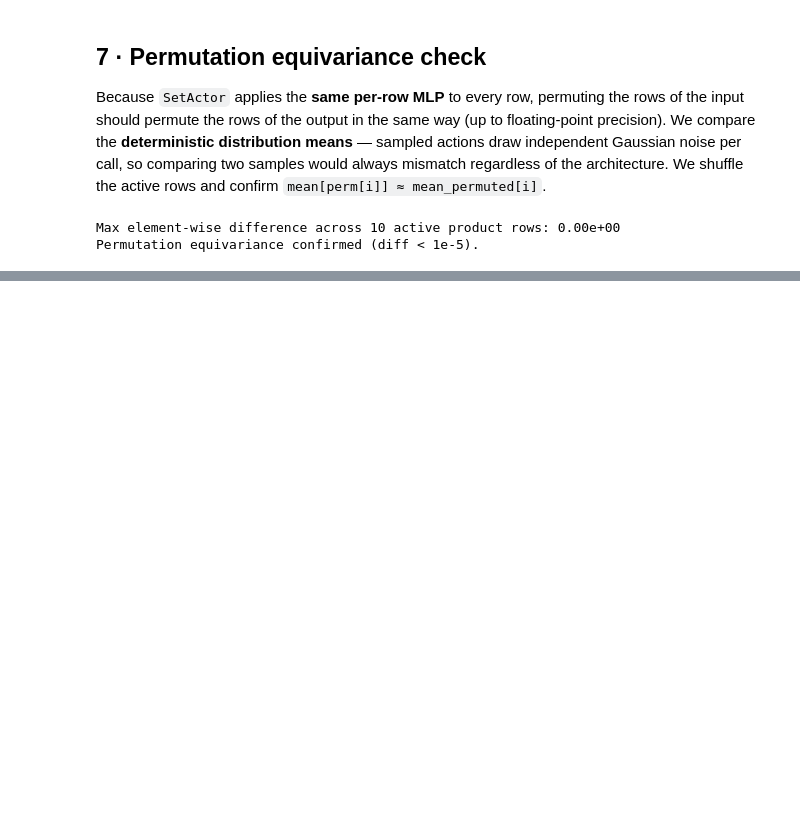
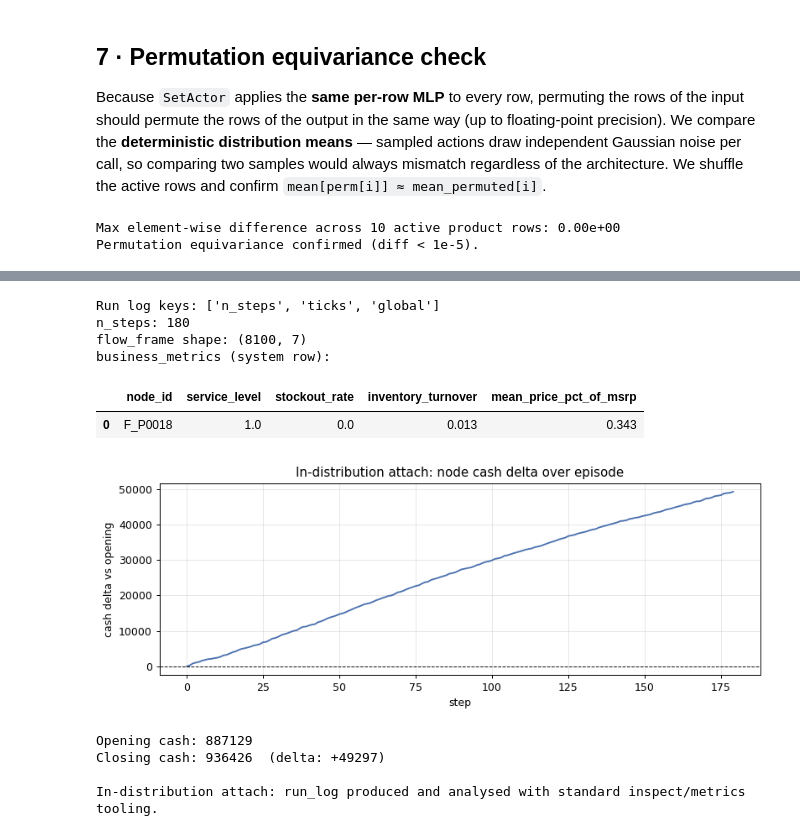
Before and after one commit to mjordanic/supply_chain_simulator, a Jupyter notebook: notebooks/06a-analyze-a-trained-agent.ipynb, the cells around one changed output, grey strips where cells are left out. Cells and saved outputs as stored; diff of their text form; code cells hidden in the pictures; blank space fills up the shorter version.

```diff
--- a/notebooks/06a-analyze-a-trained-agent.ipynb
+++ b/notebooks/06a-analyze-a-trained-agent.ipynb
@@ -816,0 +786,56 @@ time. For the recommended training budget and CLI flags, see `src/rl/README.md`.
+# %%
+from src.rl.node_policy import RLNodePolicy
+from src.sim.runner import Runner
+from src.sim import inspect as sim_inspect
+from src.sim.metrics import business_metrics
+
+# Reuse one of the held-out CRN specs — it has .scenario already built.
+spec_attach = starved_specs[0]
+scenario_attach = spec_attach.scenario
+
+# One fresh RLNodePolicy per run — stateful, no reset().
+attach_policy = RLNodePolicy.from_checkpoint(str(best_ckpt))
+
+runner_attach = Runner(scenario_attach, policy_overrides={"S": attach_policy})
+run_log_attach = runner_attach.run()
+
+print(f"Run log keys: {list(run_log_attach.keys())}")
+print(f"n_steps: {run_log_attach['n_steps']}")
+
+# The run_log is identical in structure to any textbook-policy run.
+flow_attach = sim_inspect.flow_frame(run_log_attach)
+ts_attach = sim_inspect.node_timeseries_df(run_log_attach, scenario_attach)
+bm_attach = business_metrics(flow_attach, ts_attach, scenario_attach)
+print(f"flow_frame shape: {flow_attach.shape}")
+print("business_metrics (system row):")
+bm_sys = bm_attach[bm_attach['node_id'] == '__system__'] if '__system__' in bm_attach['node_id'].values else bm_attach.head(1)
+display(bm_sys.round(3))
+
+# Cumulative cash delta over the episode (policy's net profit proxy)
+node_cash_attach = [tick['node_cash'].get('S', 0) for tick in run_log_attach['ticks']]
+opening_cash_attach = node_cash_attach[0] if node_cash_attach else 0
+cum_profit_attach = [c - opening_cash_attach for c in node_cash_attach]
+
+import matplotlib.pyplot as plt
+fig, ax = plt.subplots(figsize=(9, 3.5))
+ax.plot(cum_profit_attach, color='#4C72B0')
+ax.axhline(0, color='k', lw=0.8, ls='--')
+ax.set_title('In-distribution attach: node cash delta over episode')
+ax.set_xlabel('step'); ax.set_ylabel('cash delta vs opening'); ax.grid(alpha=0.3)
+plt.tight_layout(); plt.show()
+
+print(f"Opening cash: {opening_cash_attach:.0f}")
+print(f"Closing cash: {node_cash_attach[-1]:.0f}  (delta: {cum_profit_attach[-1]:+.0f})")
+print("\nIn-distribution attach: run_log produced and analysed with standard inspect/metrics tooling.")
+# %% [output]
+Run log keys: ['n_steps', 'ticks', 'global']
+n_steps: 180
+flow_frame shape: (8100, 7)
+business_metrics (system row):
+|  | node_id | service_level | stockout_rate | inventory_turnover | mean_price_pct_of_msrp |
+| 0 | F_P0018 | 1.0 | 0.0 | 0.013 | 0.343 |
+[figure, added]
+Opening cash: 887129
+Closing cash: 936426  (delta: +49297)
+
+In-distribution attach: run_log produced and analysed with standard inspect/metrics tooling.
```
Also changed, not shown: parts of 12 cells of this notebook, 2 other files.
